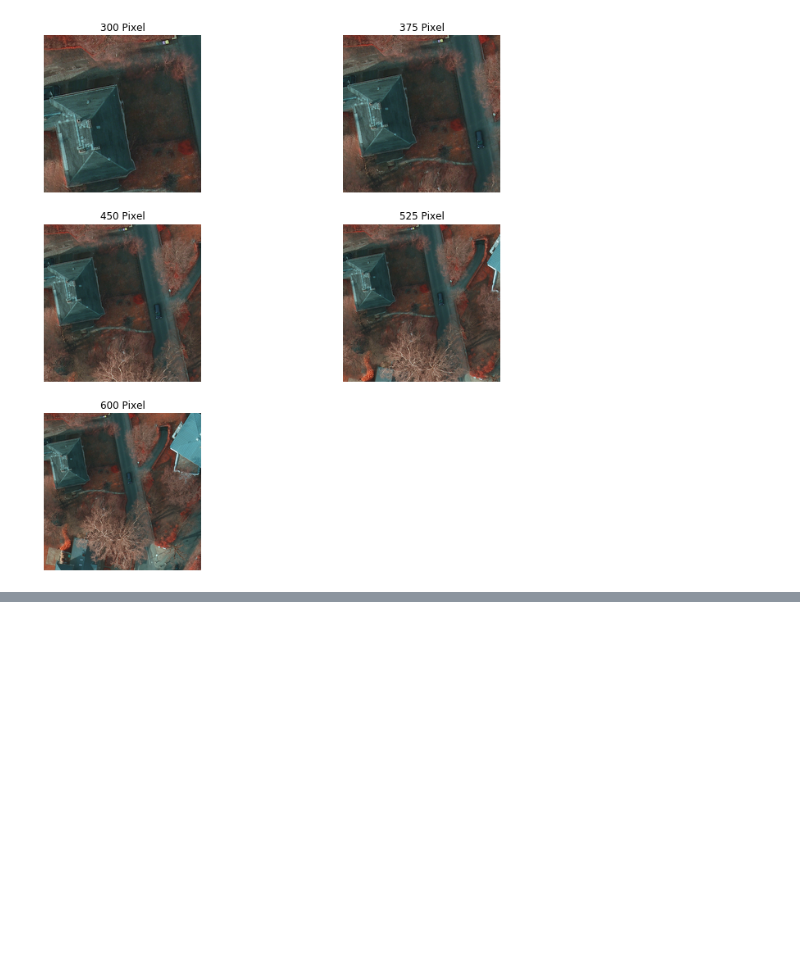
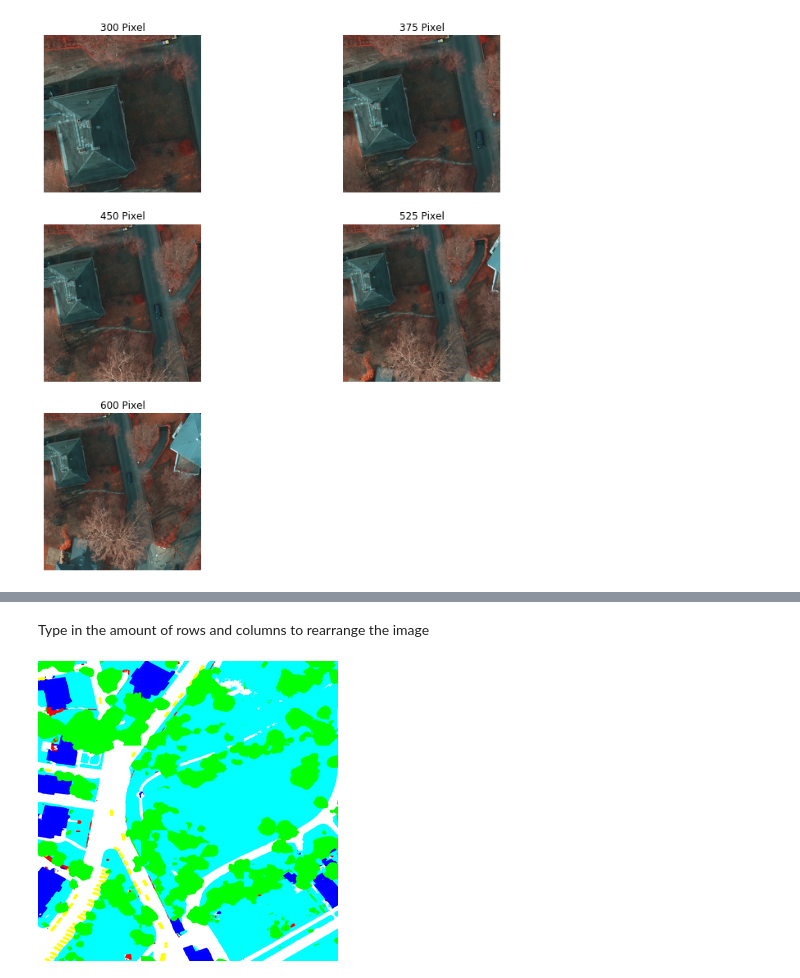
Before and after one commit to abalone1/slicer, a Jupyter notebook: 01_tutorial.ipynb, the cells around one changed output, grey strips where cells are left out. Saved outputs shown, nothing was run; the diff lists cells and outputs as text; code cells hidden in the pictures; blank space fills up the shorter version.

```diff
--- a/01_tutorial.ipynb
+++ b/01_tutorial.ipynb
@@ -52,0 +179,2 @@ ImageSlicer.show_slices(slice_l, inp_d)
+# %% [markdown]
+Type in the amount of rows and columns to rearrange the image
@@ -52,0 +186,8 @@ ImageSlicer.show_slices(slice_l, inp_d)
+# %%
+#hide
+pr = Image.open('./docs/img/pred/2_14.png')
+pred = pr.resize((300 , 300), Image.ANTIALIAS)
+# %%
+pred
+# %% [output]
+[figure, added]
```
Also changed, not shown: parts of 43 cells of this notebook.
